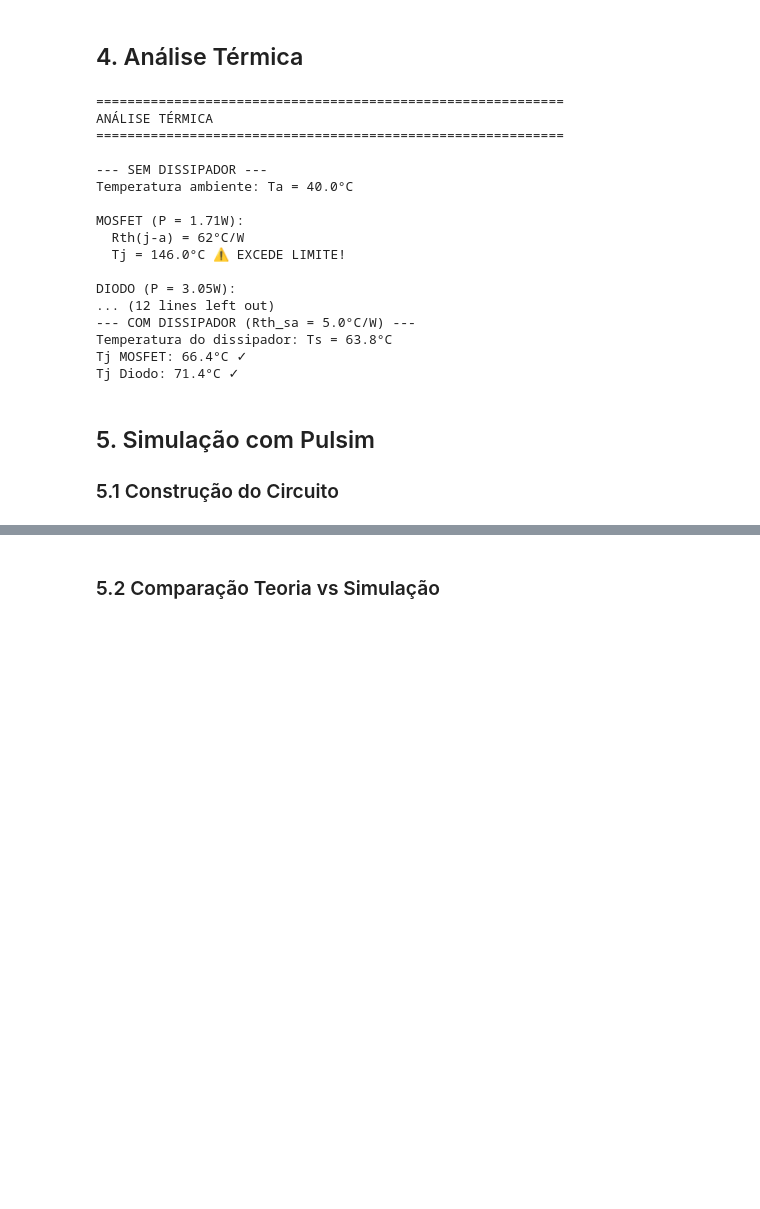
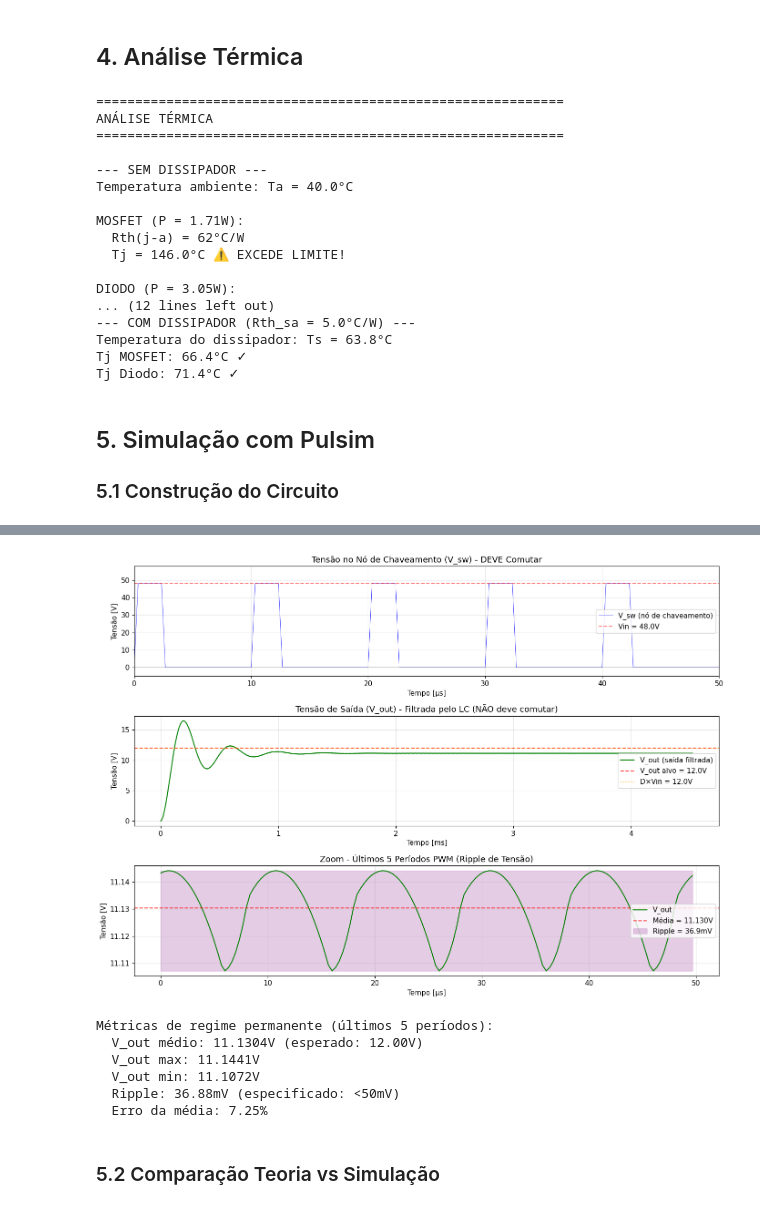
Before and after one commit to lgili/Pulsim, a Jupyter notebook: examples/notebooks/buck_converter_design.ipynb, the cells around one changed output, grey strips where cells are left out. Saved outputs shown, nothing was run; the diff lists cells and outputs as text; code cells hidden in the pictures; blank space fills up the shorter version.

```diff
--- a/examples/notebooks/buck_converter_design.ipynb
+++ b/examples/notebooks/buck_converter_design.ipynb
@@ -1106,2 +1124,77 @@ plt.show()
+# %%
+# ============================================================
+# VISUALIZAÇÃO - FORMAS DE ONDA PWM
+# ============================================================
+
+if success:
+    t_us = np.array(times) * 1e6  # Converter para µs
+    t_ms = np.array(times) * 1e3  # Converter para ms
+
+    fig, axes = plt.subplots(3, 1, figsize=(14, 10))
+
+    # 1. Tensão no nó de chaveamento (PWM) - deve comutar
+    ax = axes[0]
+    if V_sw is not None:
+        ax.plot(t_us, V_sw, 'b-', linewidth=0.5, label='V_sw (nó de chaveamento)')
+    ax.axhline(Vin_nom, color='r', linestyle='--', alpha=0.5, label=f'Vin = {Vin_nom}V')
+    ax.axhline(0, color='gray', linestyle='-', alpha=0.3)
+    ax.set_xlabel('Tempo [µs]')
+    ax.set_ylabel('Tensão [V]')
+    ax.set_title('Tensão no Nó de Chaveamento (V_sw) - DEVE Comutar')
+    ax.legend(loc='right')
+    ax.set_ylim([-5, Vin_nom + 10])
+    ax.set_xlim([0, min(t_us[-1], 50)])  # Mostrar primeiros 50µs (5 períodos)
+
+    # 2. Tensão de saída - NÃO deve comutar (filtrada pelo LC)
+    ax = axes[1]
+    ax.plot(t_ms, V_out, 'g-', linewidth=1.5, label='V_out (saída filtrada)')
+    ax.axhline(Vout, color='r', linestyle='--', alpha=0.7, label=f'V_out alvo = {Vout}V')
+    ax.axhline(D_nom * Vin_nom, color='orange', linestyle=':', alpha=0.7,
+               label=f'D×Vin = {D_nom * Vin_nom:.1f}V')
+    ax.set_xlabel('Tempo [ms]')
+    ax.set_ylabel('Tensão [V]')
+    ax.set_title('Tensão de Saída (V_out) - Filtrada pelo LC (NÃO deve comutar)')
+    ax.legend(loc='right')
+
+    # 3. Zoom nos últimos períodos para ver ripple
+    ax = axes[2]
+    n_zoom = 5  # últimos 5 períodos
+    idx_start = -n_zoom * points_per_period
+    t_zoom = (np.array(times[idx_start:]) - times[idx_start]) * 1e6  # Reset para 0, em µs
+    v_zoom = V_out[idx_start:]
+
+    ax.plot(t_zoom, v_zoom, 'g-', linewidth=1.5, label='V_out')
+    ax.axhline(np.mean(v_zoom), color='r', linestyle='--', alpha=0.7,
+               label=f'Média = {np.mean(v_zoom):.3f}V')
+
+    # Marcar ripple
+    v_max = np.max(v_zoom)
+    v_min = np.min(v_zoom)
+    ripple = v_max - v_min
+    ax.fill_between(t_zoom, v_min, v_max, alpha=0.2, color='purple', label=f'Ripple = {ripple*1e3:.1f}mV')
+
+    ax.set_xlabel('Tempo [µs]')
+    ax.set_ylabel('Tensão [V]')
+    ax.set_title(f'Zoom - Últimos {n_zoom} Períodos PWM (Ripple de Tensão)')
+    ax.legend(loc='right')
+
+    plt.tight_layout()
+    plt.show()
+
+    # Métricas
+    print(f"\nMétricas de regime permanente (últimos {n_zoom} períodos):")
+    print(f"  V_out médio: {np.mean(v_zoom):.4f}V (esperado: {Vout:.2f}V)")
+    print(f"  V_out max: {v_max:.4f}V")
+    print(f"  V_out min: {v_min:.4f}V")
+    print(f"  Ripple: {ripple*1e3:.2f}mV (especificado: <{delta_Vout_max*1e3:.0f}mV)")
+    print(f"  Erro da média: {abs(np.mean(v_zoom) - Vout)/Vout*100:.2f}%")
+# %% [output]
+[figure, added]
+Métricas de regime permanente (últimos 5 períodos):
+  V_out médio: 11.1304V (esperado: 12.00V)
+  V_out max: 11.1441V
+  V_out min: 11.1072V
+  Ripple: 36.88mV (especificado: <50mV)
+  Erro da média: 7.25%
 # %% [markdown]
 ### 5.2 Comparação Teoria vs Simulação
```
Also changed, not shown: parts of 17 cells of this notebook, 24 other files.
